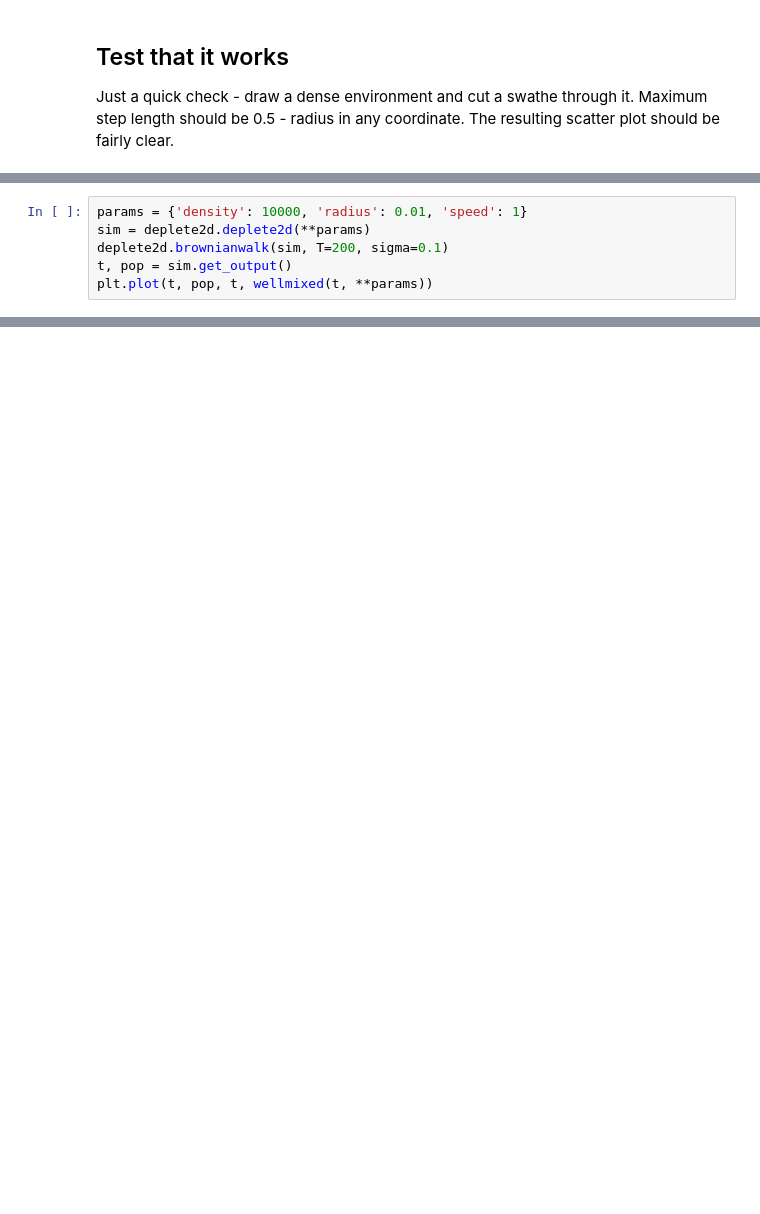
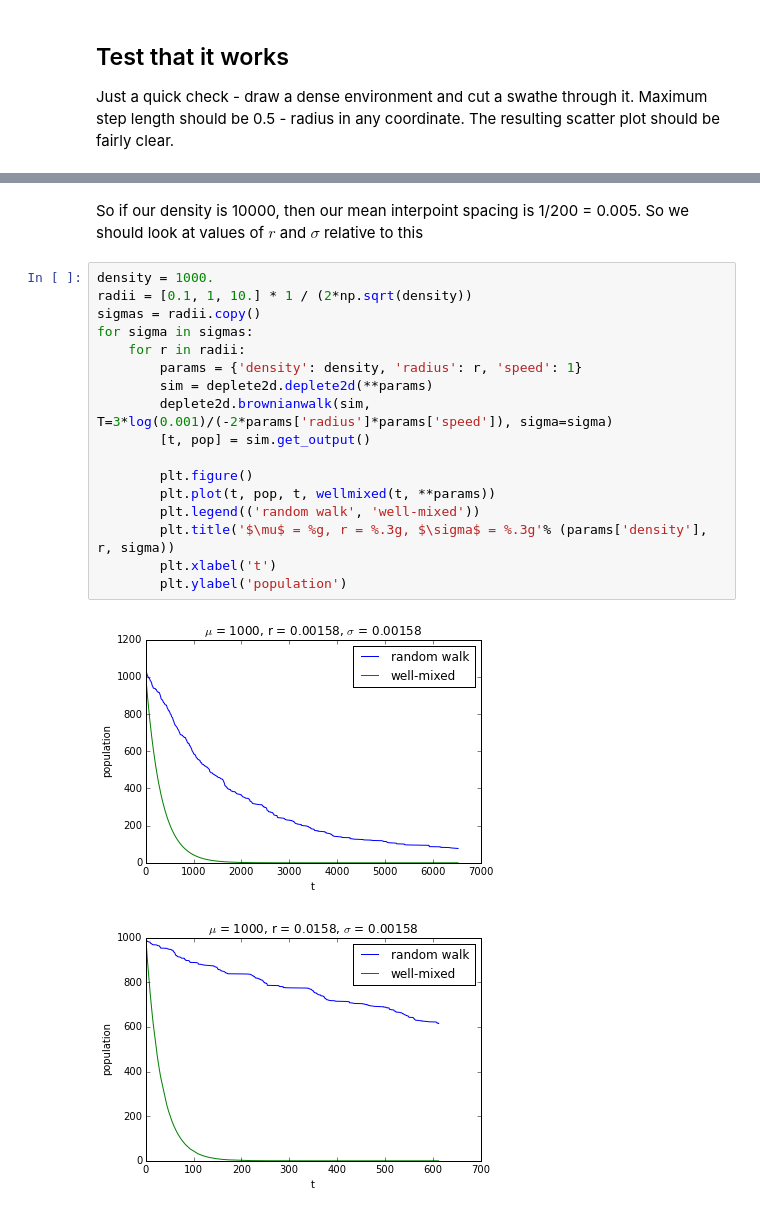
Before and after one commit to rgbrown/preydepletion, a Jupyter notebook: experiments.ipynb, the cells around one changed output, grey strips where cells are left out. Cells and saved outputs as stored; diff of their text form; blank space fills up the shorter version.

```diff
--- a/experiments.ipynb
+++ b/experiments.ipynb
@@ -62,6 +67,0 @@ OK, let's attempt some Brownian motion.
-# %%
-params = {'density': 10000, 'radius': 0.01, 'speed': 1}
-sim = deplete2d.deplete2d(**params)
-deplete2d.brownianwalk(sim, T=200, sigma=0.1)
-t, pop = sim.get_output()
-plt.plot(t, pop, t, wellmixed(t, **params))
@@ -71,0 +105,22 @@ plt.plot(t, pop, t, wellmixed(t, **params))
+# %% [markdown]
+So if our density is 10000, then our mean interpoint spacing is 1/200 = 0.005. So we should look at values of $r$ and $\sigma$ relative to this
+# %%
+density = 1000.
+radii = [0.1, 1, 10.] * 1 / (2*np.sqrt(density))
+sigmas = radii.copy()
+for sigma in sigmas:
+    for r in radii:
+        params = {'density': density, 'radius': r, 'speed': 1}
+        sim = deplete2d.deplete2d(**params)
+        deplete2d.brownianwalk(sim, T=3*log(0.001)/(-2*params['radius']*params['speed']), sigma=sigma)
+        [t, pop] = sim.get_output()
+
+        plt.figure()
+        plt.plot(t, pop, t, wellmixed(t, **params))
+        plt.legend(('random walk', 'well-mixed'))
+        plt.title('$\mu$ = %g, r = %.3g, $\sigma$ = %.3g'% (params['density'], r, sigma))
+        plt.xlabel('t')
+        plt.ylabel('population')
+# %% [output]
+[figure, added]
+[figure, added]
```
Also changed, not shown: parts of 14 cells of this notebook, 1 other file.
